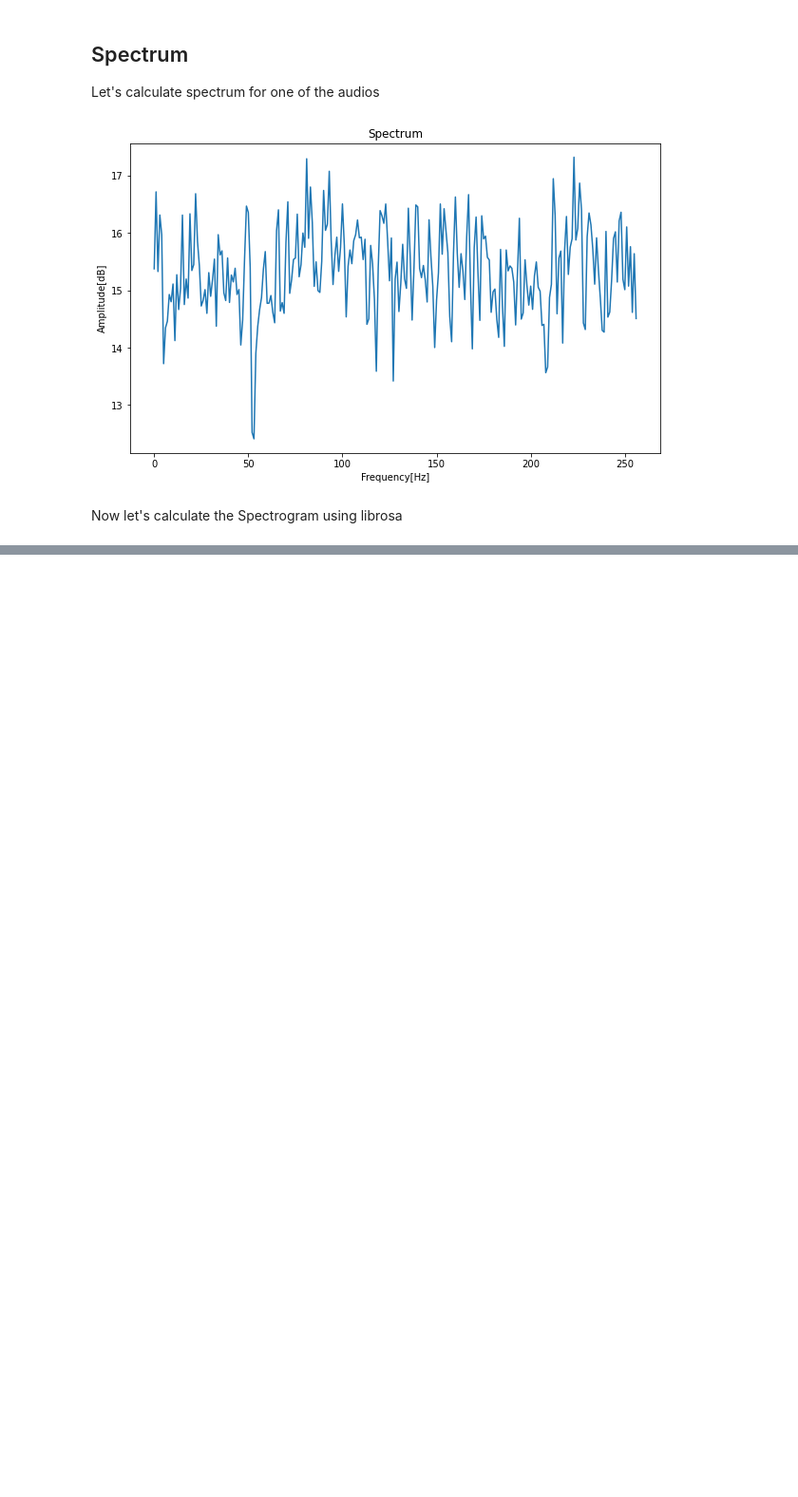
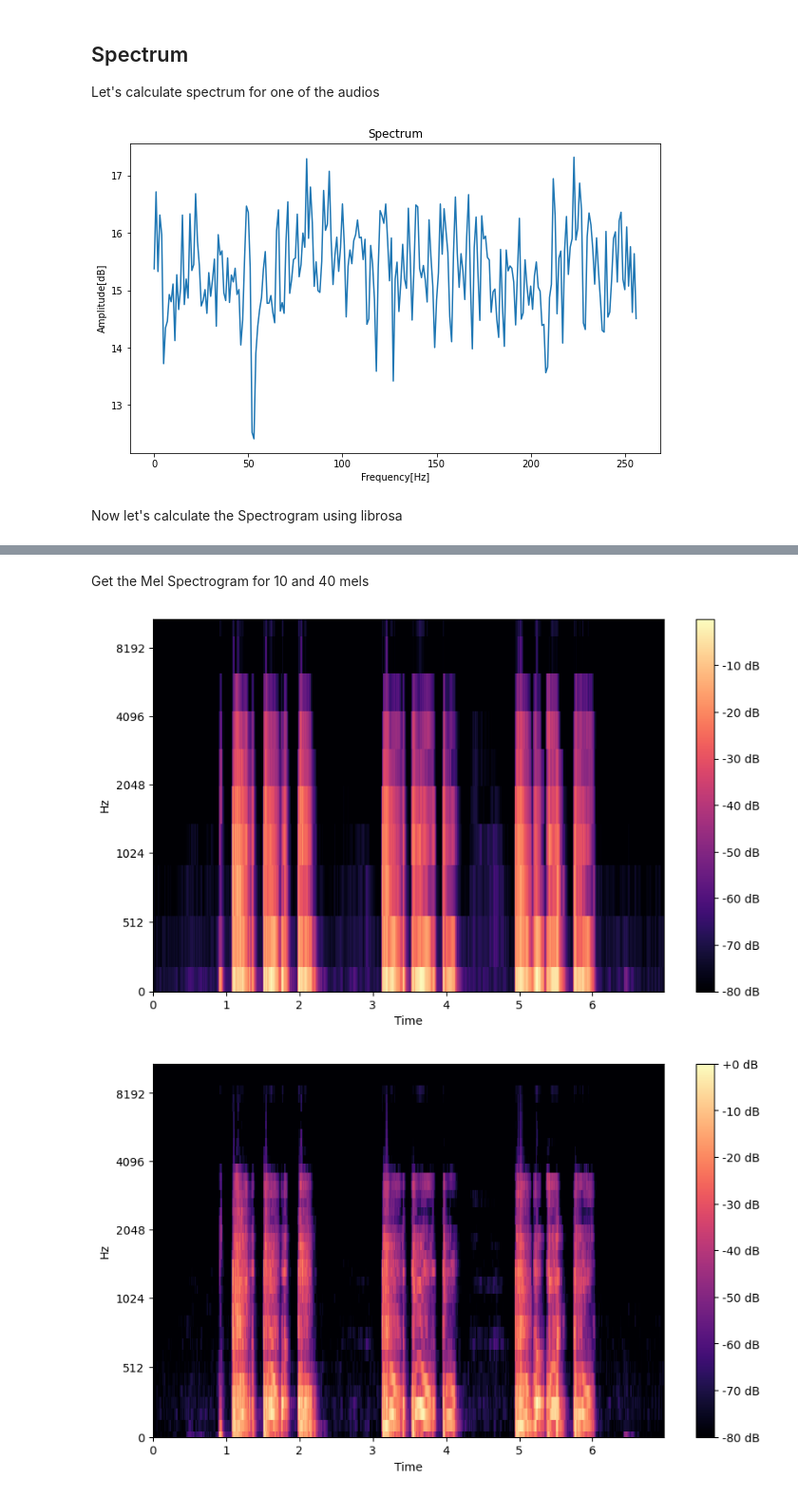
Before and after one commit to jesus-seijas-sp/covid19-cough, a Jupyter notebook: Mel Spectrogram.ipynb, the cells around one changed output, grey strips where cells are left out. Shown at 95% size. Saved outputs shown, nothing was run; the diff lists cells and outputs as text; code cells hidden in the pictures; blank space fills up the shorter version.

```diff
--- a/Mel Spectrogram.ipynb
+++ b/Mel Spectrogram.ipynb
@@ -146,0 +189,26 @@ plt.show()
+# %% [markdown]
+Get the Mel Spectrogram for 10 and 40 mels
+# %%
+def plot_spectrogram_mel(file_path, mels = 40, show_info = True):
+    # Get the sample rate of the audio
+    audio = AudioSegment.from_mp3(file_path)
+    sample_rate = song.frame_rate
+    # Load the current audio with librosa
+    y, sr = librosa.load(default_file_path, sr=sample_rate)
+    input_nfft = int(round(sample_rate * 0.025))
+    input_stride = int(round(sample_rate * 0.010))
+    mel = librosa.feature.melspectrogram(y = y, n_mels = mels, n_fft = input_nfft, hop_length = input_stride)
+    plt.figure(figsize=[10,6], dpi = 100)
+    librosa.display.specshow(librosa.power_to_db(mel, ref=np.max), y_axis='mel', sr=sr, hop_length=input_stride, x_axis='time')
+    if (show_info):
+        plt.colorbar(format='%+2.0f dB')
+    else:
+        plt.axis('off')
+    plt.show()
+
+
+plot_spectrogram_mel(default_file_path, 10)
+plot_spectrogram_mel(default_file_path, 40)
+# %% [output]
+[figure, added]
+[figure, added]
```
Also changed, not shown: parts of 11 cells of this notebook.
